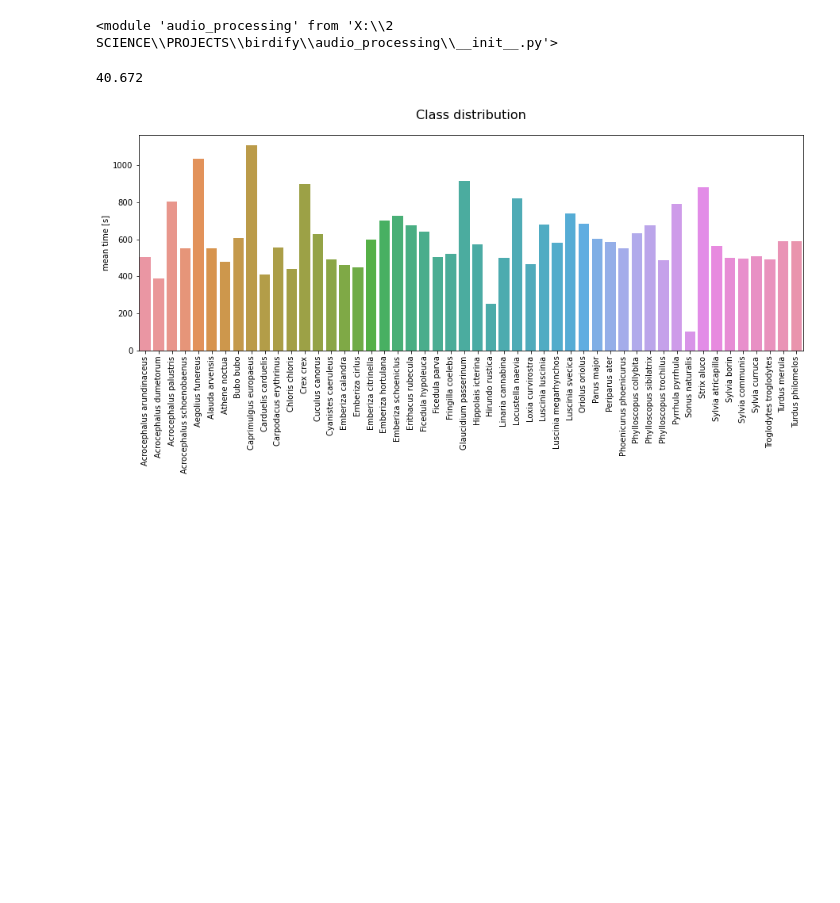
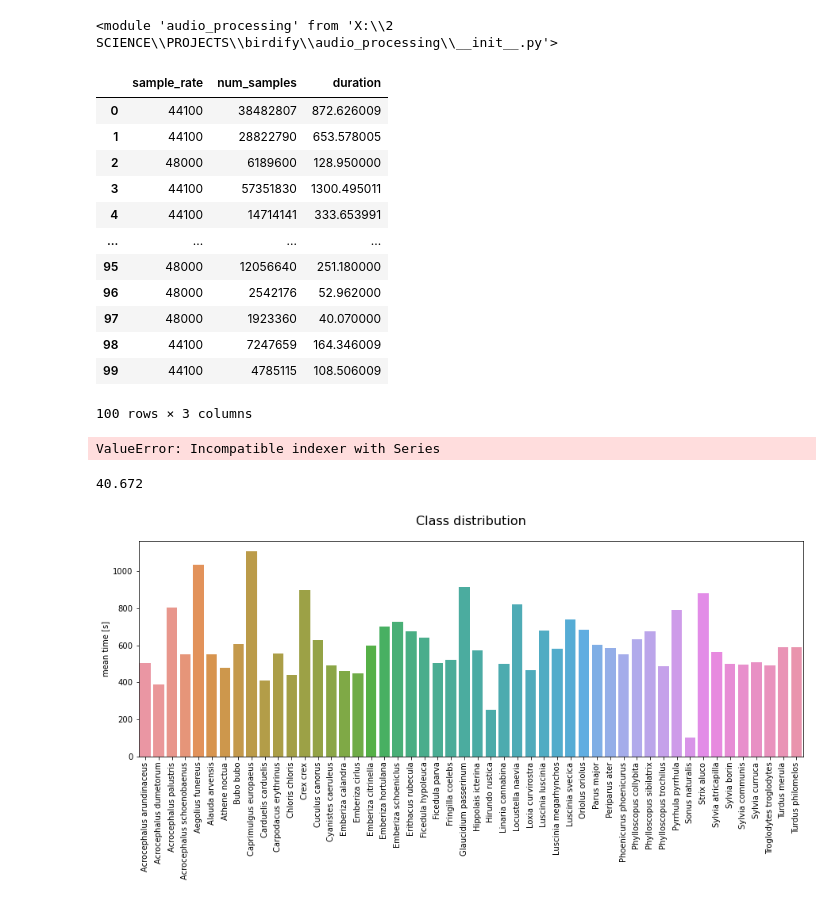
Before and after one commit to antonimarek/birdify, a Jupyter notebook: birdify.ipynb, the cells around one changed output. Drawn from its saved outputs; the diff is of its cells as text; code cells hidden in the pictures; blank space fills up the shorter version.

Commit message:
sound info func implementation

```diff
--- a/birdify.ipynb
+++ b/birdify.ipynb
@@ -26,7 +29,23 @@ import matplotlib.pyplot as plt
 # %%
-data = pd.read_csv(r'metadata.csv')
-data['Name'] = data.Genus +' '+ data.Specific_epithet
-
-data.set_index('Path', inplace=True)
-data.Time = data.Time.where(data.Time.str.contains(':'))
-data.Time = data.Time.apply(lambda x: timeparse(str(x)))
+# data.Time = data.Time.where(data.Time.str.contains(':'))
+# data.Time = data.Time.apply(lambda x: timeparse(str(x)))
+# %%
+ap.processing.add_sample_info(data.iloc[:100], 'Path')
+# %% [output]
+|  | sample_rate | num_samples | duration |
+| 0 | 44100 | 38482807 | 872.626009 |
+| 1 | 44100 | 28822790 | 653.578005 |
+| 2 | 48000 | 6189600 | 128.950000 |
+| 3 | 44100 | 57351830 | 1300.495011 |
+| 4 | 44100 | 14714141 | 333.653991 |
+| ... | ... | ... | ... |
+| 95 | 48000 | 12056640 | 251.180000 |
+| 96 | 48000 | 2542176 | 52.962000 |
+| 97 | 48000 | 1923360 | 40.070000 |
+| 98 | 44100 | 7247659 | 164.346009 |
+| 99 | 44100 | 4785115 | 108.506009 |
+100 rows × 3 columns
+# %%
+data[['sample_rate', 'num_samples', 'duration']] = ap.processing.add_sample_info(data, 'Path')
+# %% [output]
+ValueError: Incompatible indexer with Series
```
Also changed, not shown: parts of 4 cells of this notebook, 3 other files.
